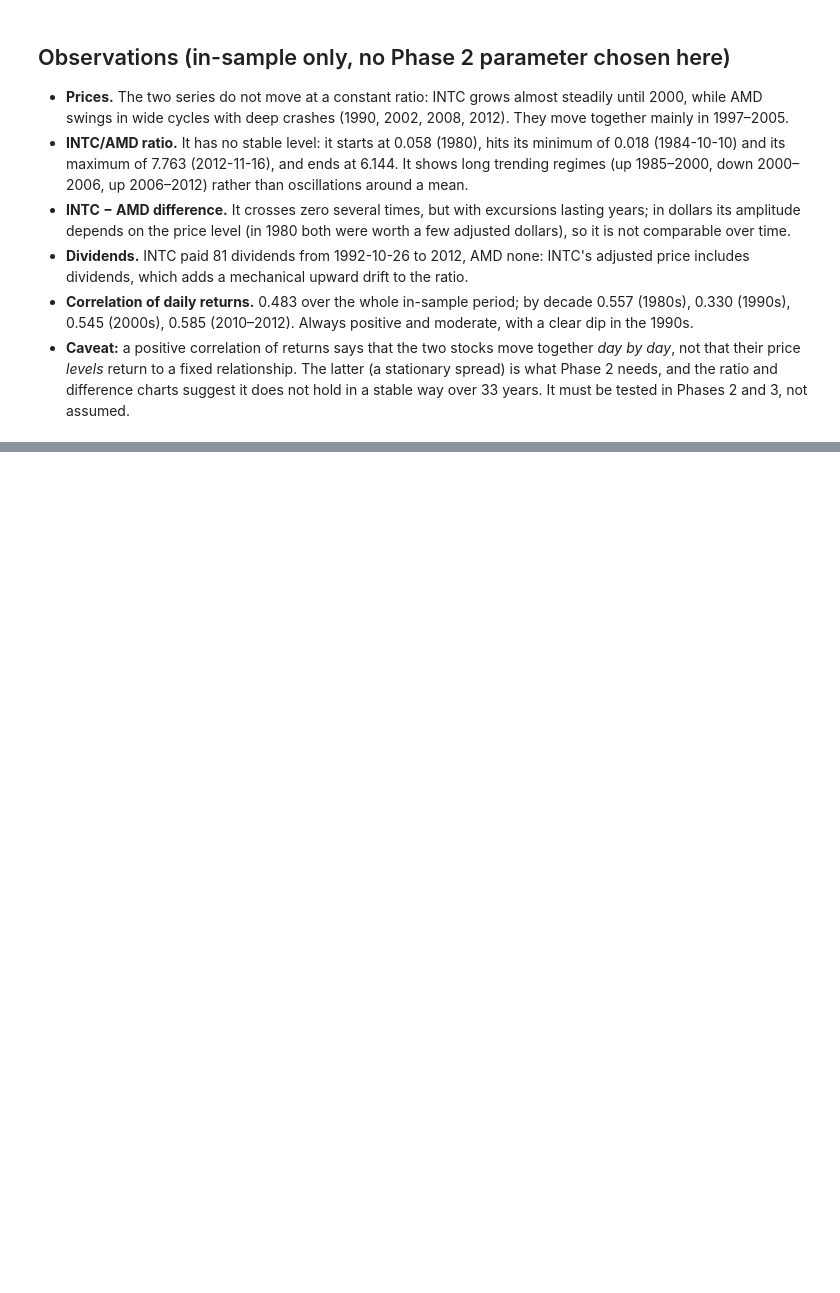
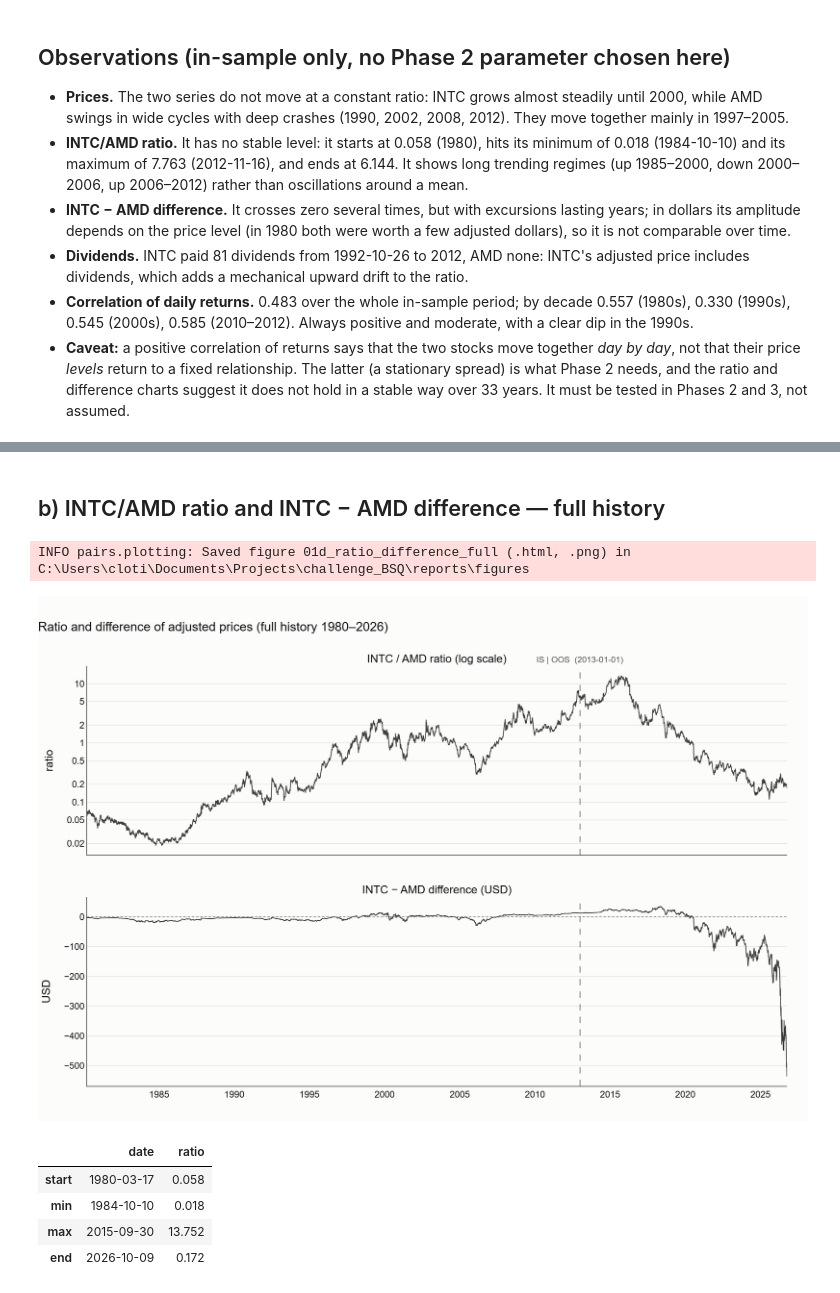
Before and after one commit to clotilderaffii/takehome_pairs-trading, a Jupyter notebook: notebooks/01_data.ipynb, the cells around one changed output, grey strips where cells are left out. Saved outputs shown, nothing was run; the diff lists cells and outputs as text; code cells hidden in the pictures; blank space fills up the shorter version.

```diff
--- a/notebooks/01_data.ipynb
+++ b/notebooks/01_data.ipynb
@@ -149,0 +219,55 @@ corr_table.round({"correlation": 3})
+# %% [markdown]
+## b) INTC/AMD ratio and INTC − AMD difference — full history
+# %%
+ratio_full = prices_full[TICKER_A] / prices_full[TICKER_B]
+diff_full = prices_full[TICKER_A] - prices_full[TICKER_B]
+
+fig = make_subplots(
+    rows=2,
+    cols=1,
+    shared_xaxes=True,
+    vertical_spacing=0.10,
+    subplot_titles=("INTC / AMD ratio (log scale)", "INTC − AMD difference (USD)"),
+)
+line = {"color": DERIVED_COLOR, "width": 1.2}
+fig.add_trace(
+    go.Scatter(x=ratio_full.index, y=ratio_full, name="INTC / AMD", line=line), row=1, col=1
+)
+fig.add_trace(
+    go.Scatter(x=diff_full.index, y=diff_full, name="INTC − AMD", line=line), row=2, col=1
+)
+fig.add_hline(y=0, line={"color": "#8a8984", "width": 1, "dash": "dot"}, row=2, col=1)
+apply_style(fig, "Ratio and difference of adjusted prices (full history 1980–2026)")
+fig.update_layout(showlegend=False, margin={"t": 100})
+fig.update_yaxes(
+    type="log",
+    title_text="ratio",
+    row=1,
+    col=1,
+    tickvals=[0.005, 0.01, 0.02, 0.05, 0.1, 0.2, 0.5, 1, 2, 5, 10],
+)
+fig.update_yaxes(title_text="USD", row=2, col=1)
+mark_split(fig)
+_, png = save_figure(fig, "01d_ratio_difference_full", height=750)
+display(Image(filename=png))
+
+pd.DataFrame(
+    {
+        "date": [
+            ratio_full.index[0],
+            ratio_full.idxmin(),
+            ratio_full.idxmax(),
+            ratio_full.index[-1],
+        ],
+        "ratio": [ratio_full.iloc[0], ratio_full.min(), ratio_full.max(), ratio_full.iloc[-1]],
+    },
+    index=["start", "min", "max", "end"],
+).assign(date=lambda d: d["date"].dt.date).round(3)
+# %% [output]
+INFO pairs.plotting: Saved figure 01d_ratio_difference_full (.html, .png) in C:\Users\cloti\Documents\Projects\challenge_BSQ\reports\figures
+[figure, added]
+|  | date | ratio |
+| start | 1980-03-17 | 0.058 |
+| min | 1984-10-10 | 0.018 |
+| max | 2015-09-30 | 13.752 |
+| end | 2026-10-09 | 0.172 |
```
Also changed, not shown: parts of 7 cells of this notebook, 7 other files.
